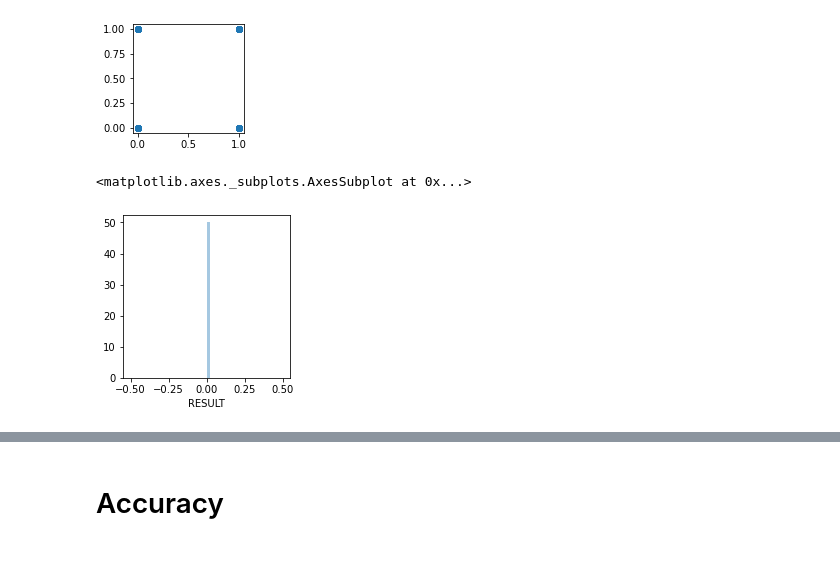
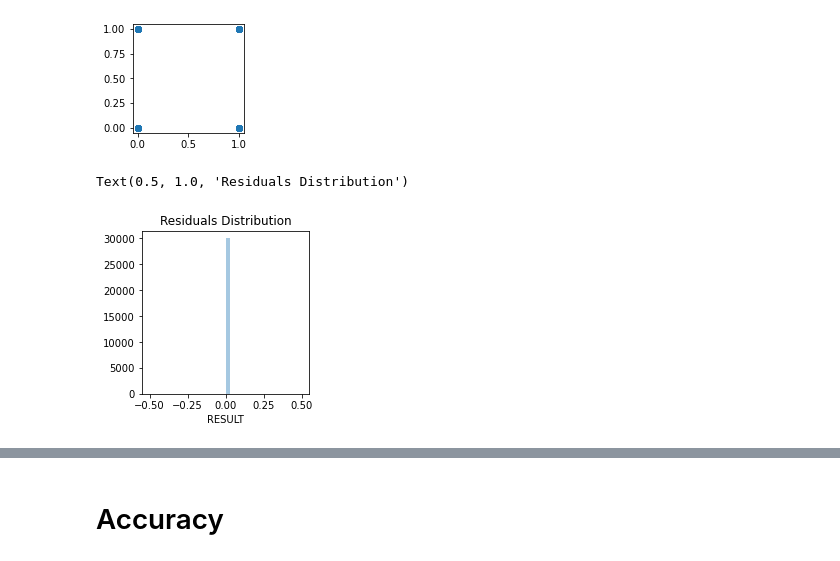
Before and after one commit to ujjwalprakash25/Flight_Delay_Prediction, a Jupyter notebook: Fights_mission04.ipynb, the cells around one changed output, grey strips where cells are left out. Drawn from its saved outputs; the diff is of its cells as text; code cells hidden in the pictures.

```diff
--- a/Fights_mission04.ipynb
+++ b/Fights_mission04.ipynb
@@ -292,7 +292,8 @@ plt.scatter(Y_test,Predictions)
 [figure]
 # %%
 plt.figure(figsize=(3,3))
-sns.distplot(Y_test-Predictions)
+sns.distplot(Y_test-Predictions, bins=40, kde=False)
+plt.title('Residuals Distribution')
 # %% [output]
-<matplotlib.axes._subplots.AxesSubplot at 0x...>
+Text(0.5, 1.0, 'Residuals Distribution')
-[figure, old version]
+[figure, new version]
```
Also changed, not shown: parts of 1 cell of this notebook.
